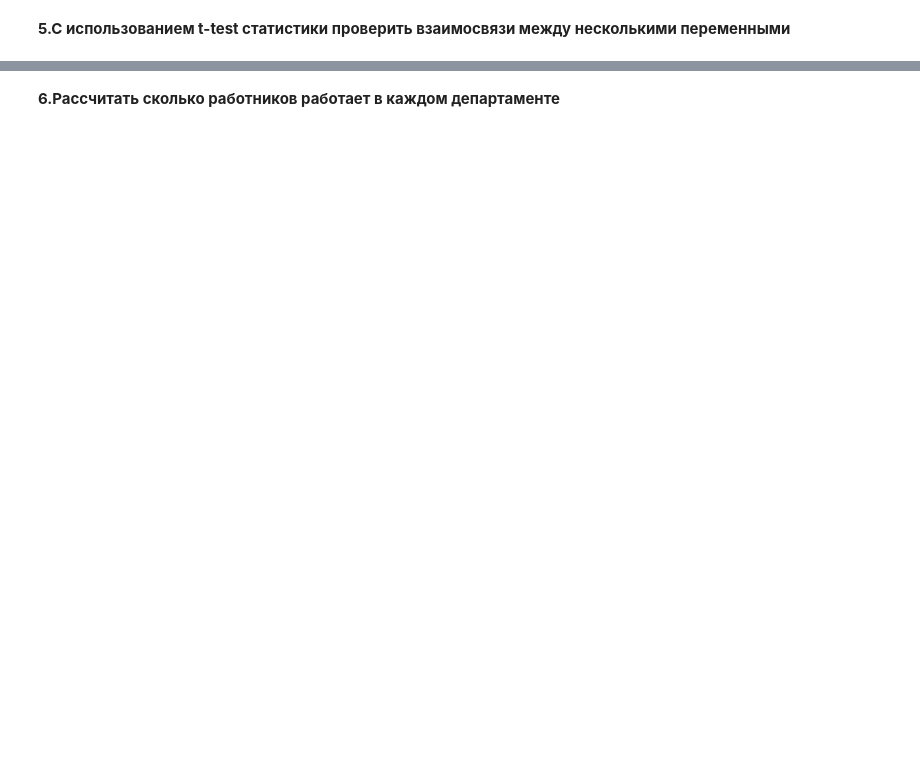
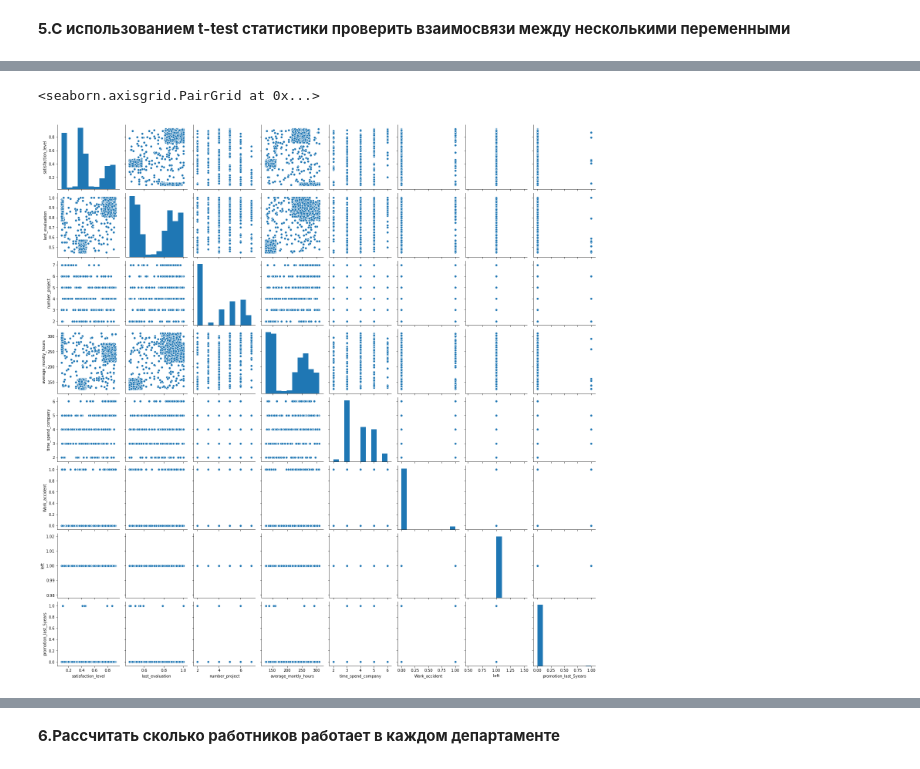
Before and after one commit to DmitryTrufanov/pyda-10-diplom, a Jupyter notebook: Diplom_Python.ipynb, the cells around one changed output, grey strips where cells are left out. Drawn from its saved outputs; the diff is of its cells as text; code cells hidden in the pictures; blank space fills up the shorter version.

```diff
--- a/Diplom_Python.ipynb
+++ b/Diplom_Python.ipynb
@@ -90,0 +103,6 @@ sns.pairplot(df)
+# %%
+df_left = df[df['class_left'] == "yes"]
+sns.pairplot(df_left)
+# %% [output]
+<seaborn.axisgrid.PairGrid at 0x...>
+[figure, added]
```
Also changed, not shown: parts of 17 cells of this notebook.
